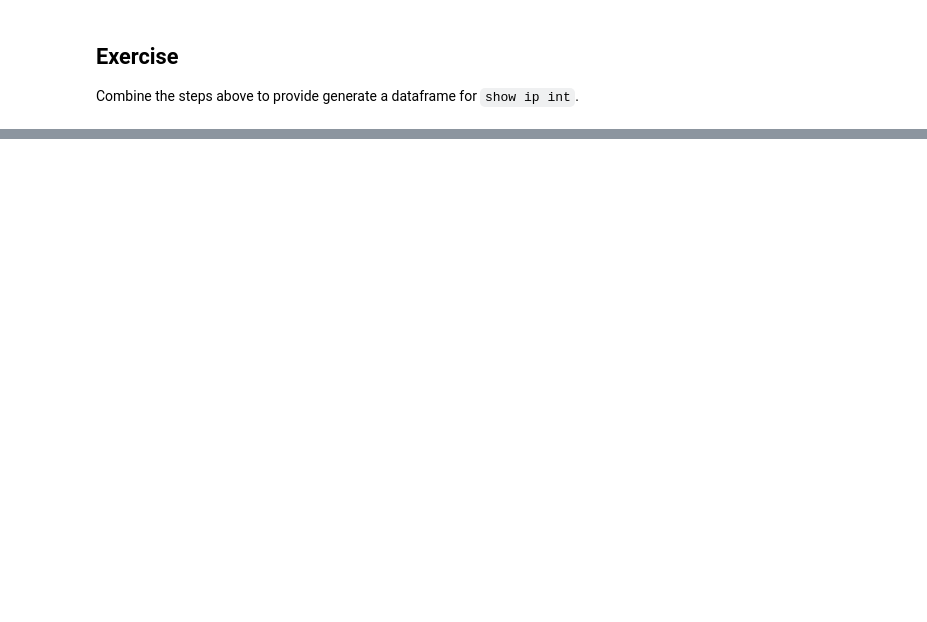
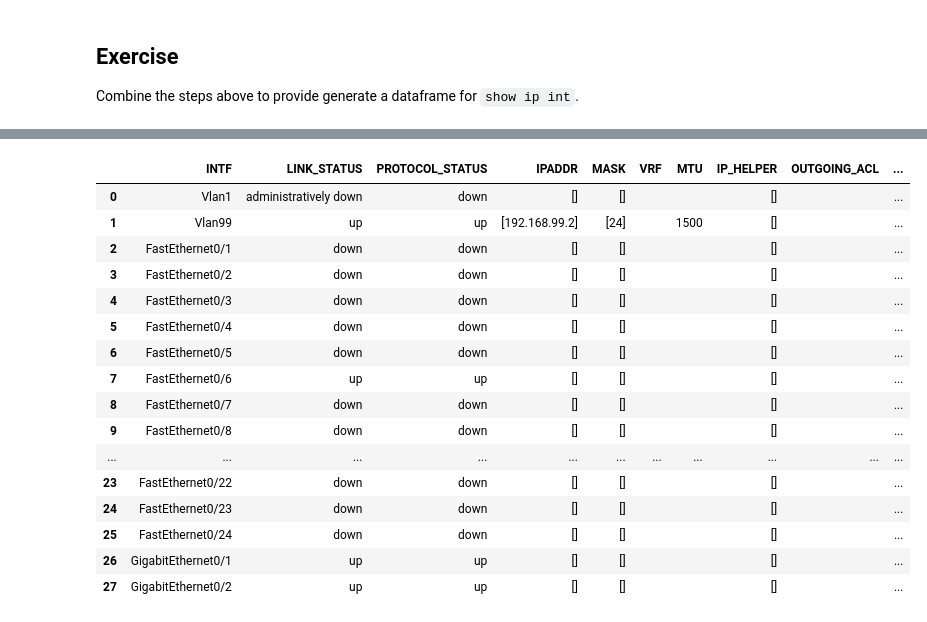
Before and after one commit to yoonghm/nawp, a Jupyter notebook: Day_4.6_TextFSM.ipynb, the cells around one changed output, grey strips where cells are left out. Drawn from its saved outputs; the diff is of its cells as text; code cells hidden in the pictures; blank space fills up the shorter version.

```diff
--- a/Day_4.6_TextFSM.ipynb
+++ b/Day_4.6_TextFSM.ipynb
@@ -101,3 +101,13 @@ Value BANDWIDTH (\d+\s+\w+)
   # Capture time-stamp if vty line has command time-stamping turned on
   ^Load\s+for\s+
   ^Time\s+source\s+is
+# %%
+# Save the cisco_ios_show_interfaces.template into local directory
+import requests
+
+url = "https://raw.githubusercontent.com/networktocode/ntc-templates/master/templates/cisco_ios_show_ip_interface.template"
+data = requests.get(url).text
+
+with open('cisco_ios_show_ip_interface.template', 'w') as f:
+    f.write(data)
+print(data)
@@ -234,0 +272,42 @@ Please follow the steps:
+# %%
+from netmiko import Netmiko
+import textfsm
+import pandas as pd
+
+#import requests
+#url = "https://raw.githubusercontent.com/networktocode/ntc-templates/master/templates/cisco_ios_show_ip_interface.template"
+#template = requests.get(url).text
+
+with open('cisco_ios_show_ip_interface.template') as f:
+    ret = textfsm.TextFSM(f)
+
+device = Netmiko(
+    ip='192.168.99.2',
+    username='admin',
+    password='class',
+    device_type='cisco_ios',
+    verbose=False
+)
+
+logfile = device.send_command('show ip int')
+data = ret.ParseText(logfile)
+df = pd.DataFrame(data, columns=ret.header)
+df
+# %% [output]
+|  | INTF | LINK_STATUS | PROTOCOL_STATUS | IPADDR | MASK | VRF | MTU | IP_HELPER | OUTGOING_ACL | ... |
+| 0 | Vlan1 | administratively down | down | [] | [] |  |  | [] |  | ... |
+| 1 | Vlan99 | up | up | [192.168.99.2] | [24] |  | 1500 | [] |  | ... |
+| 2 | FastEthernet0/1 | down | down | [] | [] |  |  | [] |  | ... |
+| 3 | FastEthernet0/2 | down | down | [] | [] |  |  | [] |  | ... |
+| 4 | FastEthernet0/3 | down | down | [] | [] |  |  | [] |  | ... |
+| 5 | FastEthernet0/4 | down | down | [] | [] |  |  | [] |  | ... |
+| 6 | FastEthernet0/5 | down | down | [] | [] |  |  | [] |  | ... |
+| 7 | FastEthernet0/6 | up | up | [] | [] |  |  | [] |  | ... |
+| 8 | FastEthernet0/7 | down | down | [] | [] |  |  | [] |  | ... |
+| 9 | FastEthernet0/8 | down | down | [] | [] |  |  | [] |  | ... |
+| ... | ... | ... | ... | ... | ... | ... | ... | ... | ... | ... |
+| 23 | FastEthernet0/22 | down | down | [] | [] |  |  | [] |  | ... |
+| 24 | FastEthernet0/23 | down | down | [] | [] |  |  | [] |  | ... |
+| 25 | FastEthernet0/24 | down | down | [] | [] |  |  | [] |  | ... |
+| 26 | GigabitEthernet0/1 | up | up | [] | [] |  |  | [] |  | ... |
+| 27 | GigabitEthernet0/2 | up | up | [] | [] |  |  | [] |  | ... |
```
Also changed, not shown: parts of 9 cells of this notebook, 2 other files.
